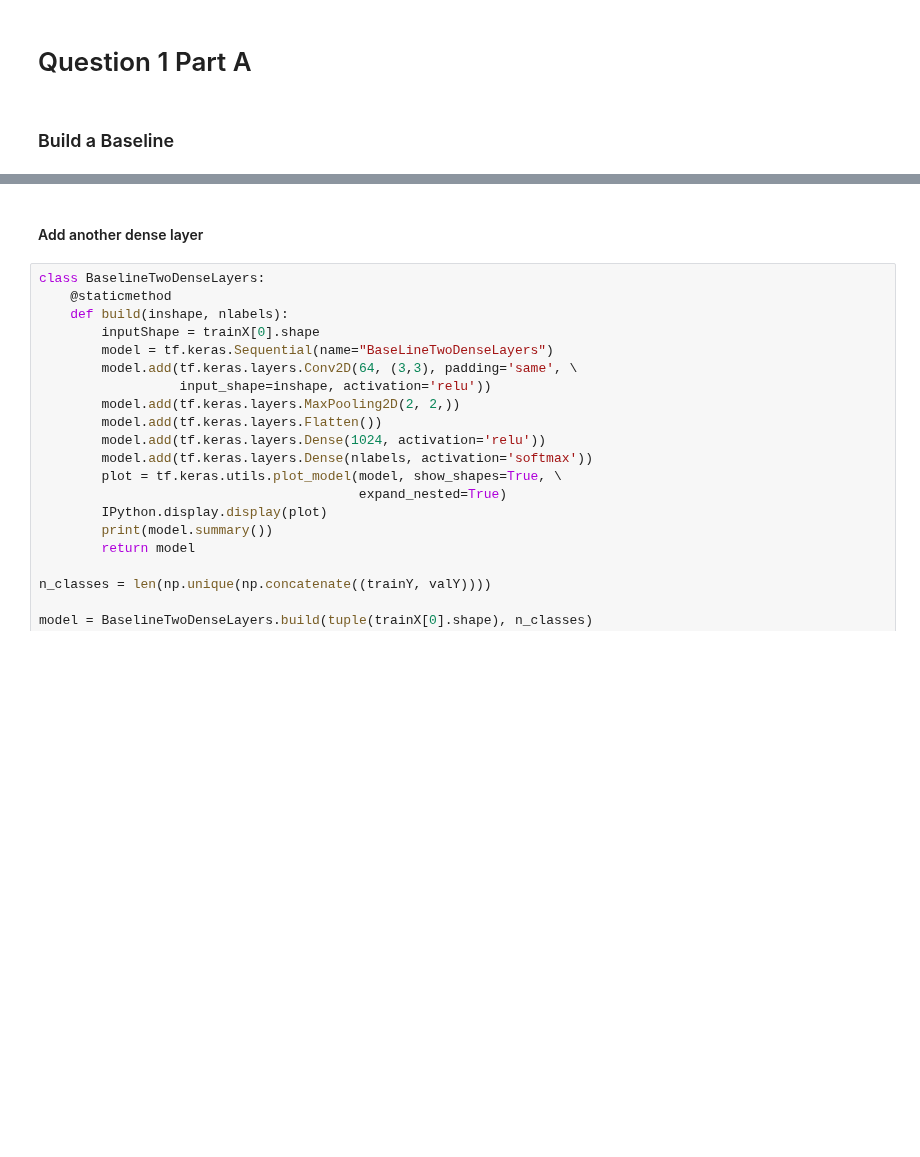
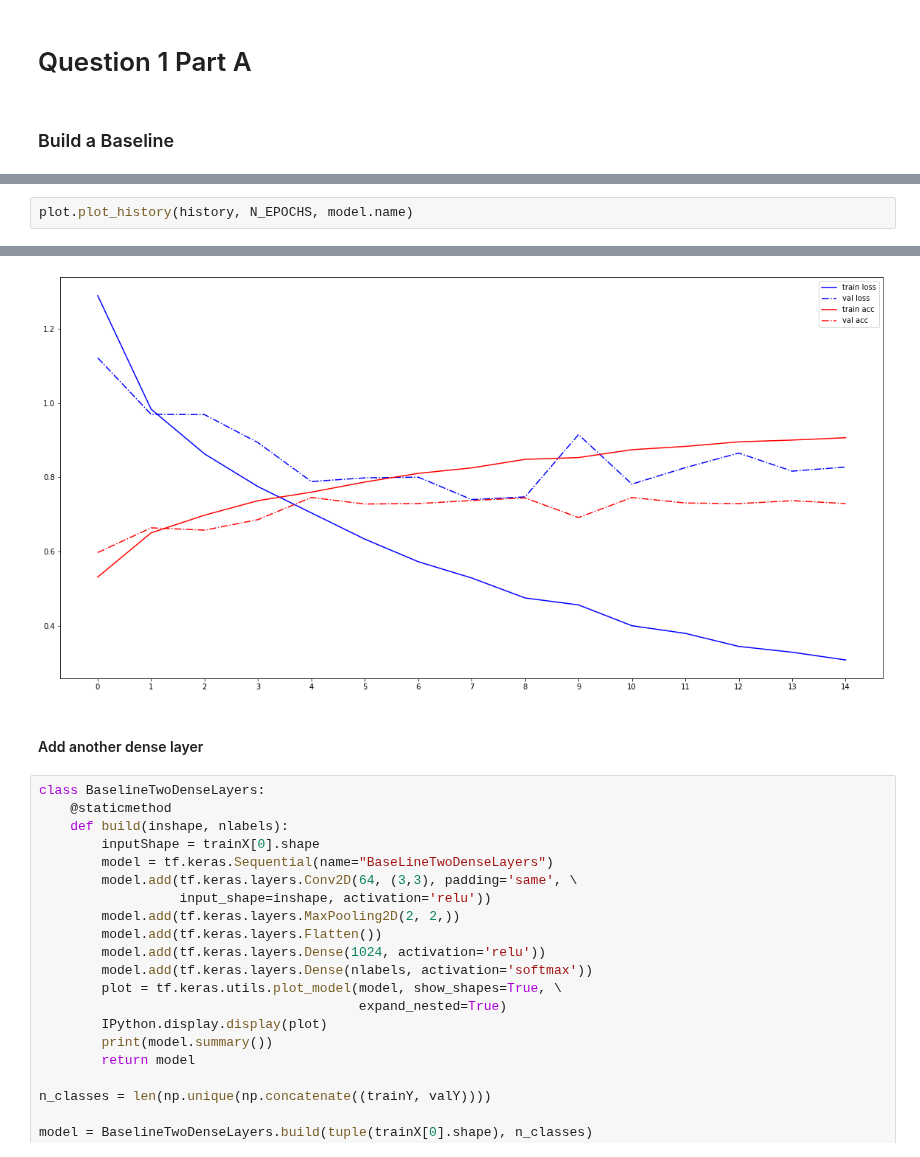
Before and after one commit to rajbircit/assignments, a Jupyter notebook: dl_a2/dl_assignment2_master.ipynb, the cells around one changed output, grey strips where cells are left out. Cells and saved outputs as stored; diff of their text form; blank space fills up the shorter version.

```diff
--- a/dl_a2/dl_assignment2_master.ipynb
+++ b/dl_a2/dl_assignment2_master.ipynb
@@ -192,0 +231,3 @@ Best validation loss: 0.7445400357246399, epoch = 7
+# %%
+plot.plot_history(history, N_EPOCHS, model.name)
+# %% [output]
@@ -193,3 +236,4 @@ Best validation loss: 0.7445400357246399, epoch = 7
+[figure, added]
 # %% [markdown]
 #### Add another dense layer
 # %%
```
Also changed, not shown: parts of 19 cells of this notebook.
